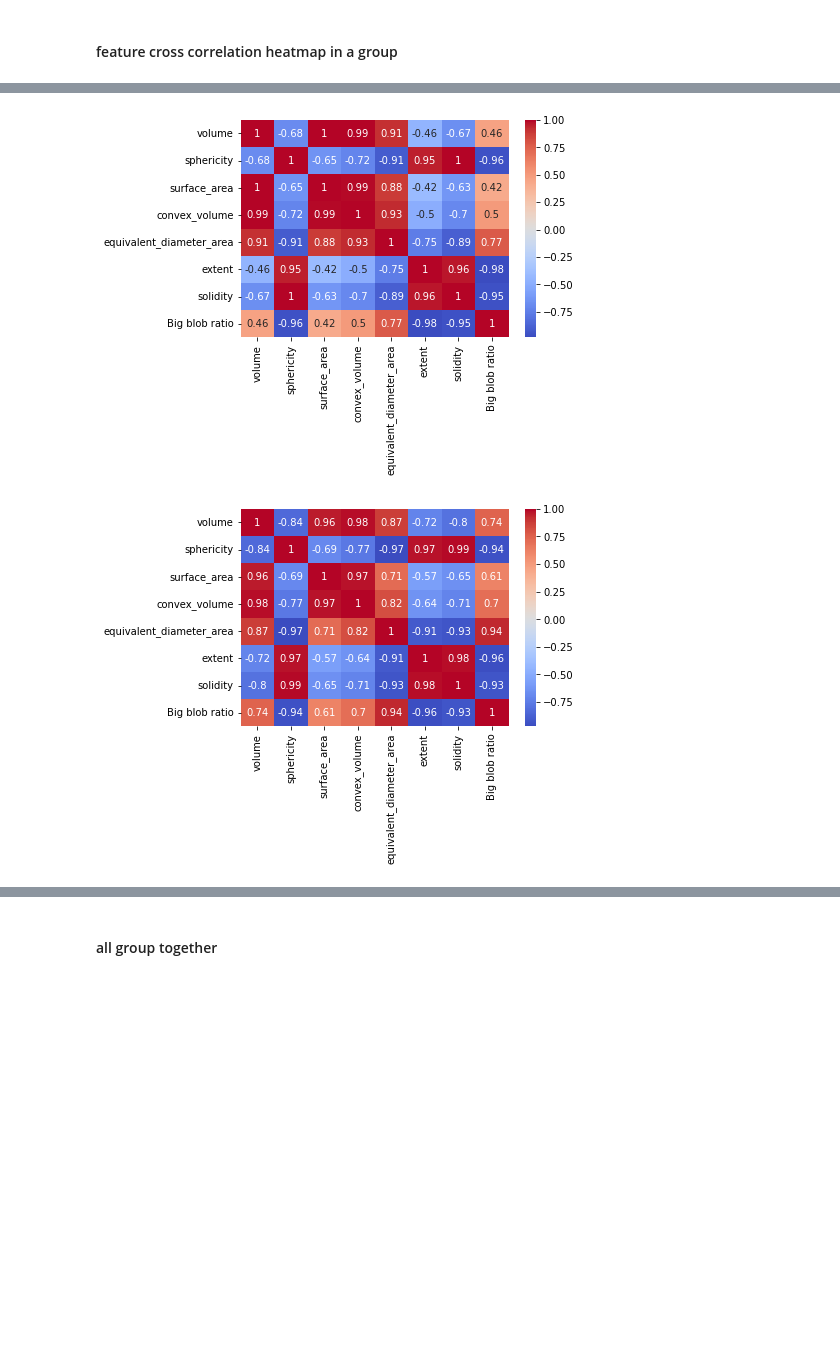
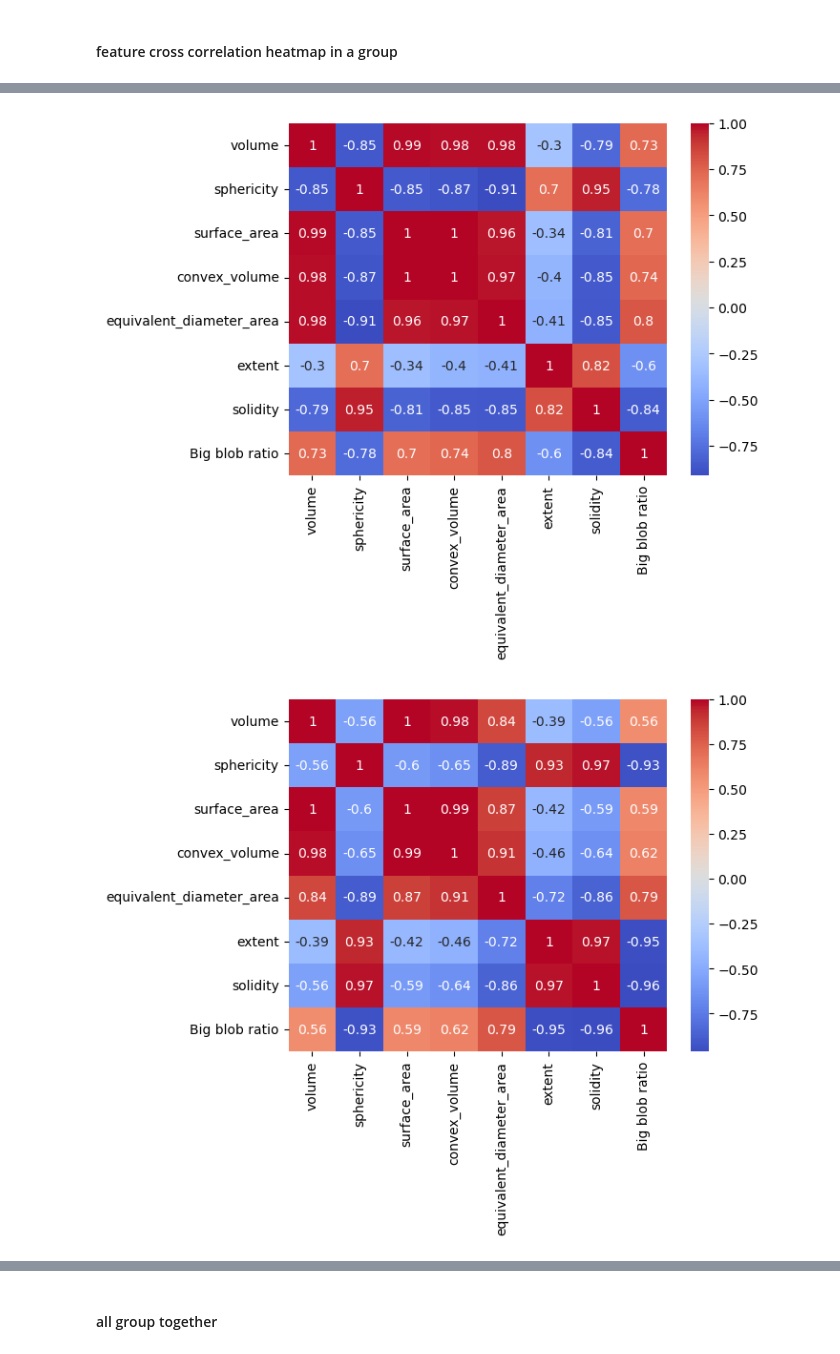
Before and after one commit to mrahmansagar/poreAnalysis, a Jupyter notebook: data_analysis_updated.ipynb, the cells around one changed output, grey strips where cells are left out. Saved outputs shown, nothing was run; the diff lists cells and outputs as text; code cells hidden in the pictures; blank space fills up the shorter version.

Commit message:
data analysis using the data with updated morphology

```diff
--- a/data_analysis_updated.ipynb
+++ b/data_analysis_updated.ipynb
@@ -11,7 +11,7 @@ import pandas as pd
 from tqdm.notebook import tqdm
 # %%
 # Directory where the scans are stored with results
-root_dir = 'D:\sagar\Data'
+root_dir = 'E:\\Data\\sam_data\\'
 # %% [markdown]
 ### Box plot distribution of a single scan
 # %%
@@ -277,7 +277,7 @@ for af in listOfFeatures:
     data_value = []
     for aScan in bleo_scans:
         fpath = os.path.join(root_dir, aScan, 'porespy')
-        json_files = glob(fpath + '\*' + 'dth12' + '.json')
+        json_files = glob(fpath + '\*' + 'dth12_v2' + '.json')
 
         # list of featutes in all roi in a scan. example [ median(roi1_volume), median(roi2_volume), .........]
         parameter = []
@@ -344,7 +344,7 @@ for i, agrp in enumerate([cntrl_vili_scans, bleo_vili_scans, bleo_scans]):
         data_value = []
         for aScan in agrp:
             fpath = os.path.join(root_dir, aScan, 'porespy')
-            json_files = glob(fpath + '\*' + 'dth12' + '.json')
+            json_files = glob(fpath + '\*' + 'dth12_v2' + '.json')
 
             # list of featutes in all roi in a scan. example [ median(roi1_volume), median(roi2_volume), .........]
             parameter = []
@@ -370,33 +370,33 @@ for i, agrp in enumerate([cntrl_vili_scans, bleo_vili_scans, bleo_scans]):
         json_files = glob(fpath + '\*' + 'dth12' + '.json')
 
         # list of featutes in all roi in a scan. example [ median(roi1_volume), median(roi2_volume), .........]
         parameter = []
         for json_file in json_files:
             file = open(json_file)
             data = json.load(file)
             file.close()
             extract_feature = data['volume']
 
             if len(extract_feature) > 0:
                 parameter.append(ratio_greater_than_threshold(extract_feature, 100000))
 
         # value appended per scan
         data_value.append(np.mean(parameter))
 
     data_dict['Big blob ratio'] = data_value
 
     # create a pandas dataframe from the dictionary
     df = pd.DataFrame(data_dict)
 
     # calculate the correlation matrix
     corr_matrix = df.corr()
 
     # plot the heatmap
     sns.heatmap(corr_matrix, annot=True, cmap='coolwarm')
 
     # plt.tight_layout()
-    #plt.savefig('heatmap_'+str(i)+'.svg', bbox_inches="tight")
+    plt.savefig('heatmap_'+str(i)+'.svg', bbox_inches="tight")
     plt.show()
 # %% [output]
-[figure, old version]
+[figure, new version]
-[figure, old version]
+[figure, new version]
```
Also changed, not shown: parts of 4 cells of this notebook, 1 other file.
